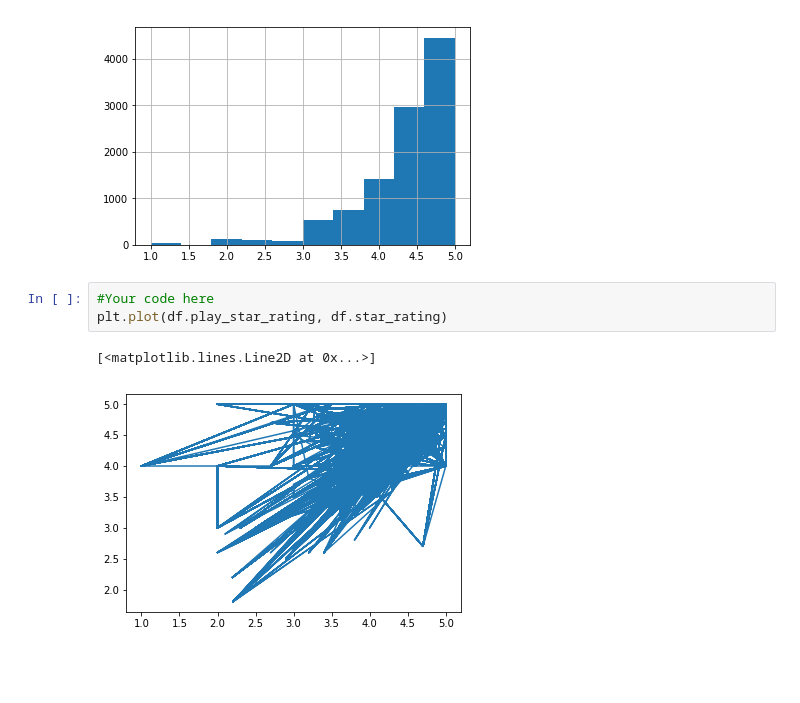
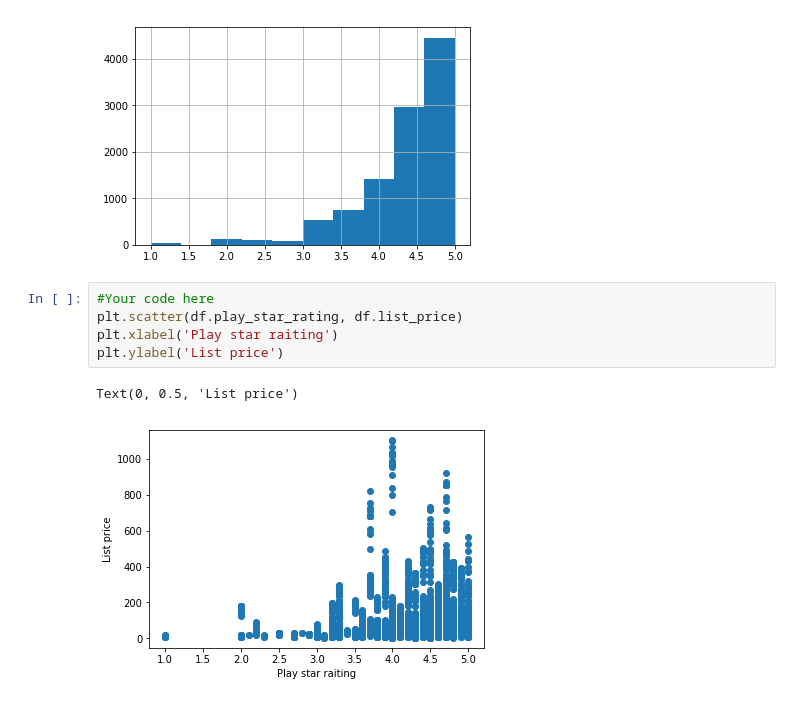
Before and after one commit to AnnaLara/dsc-1-01-08-your-first-data-science-codealong-seattle-ds-career-040119, a Jupyter notebook: index.ipynb, the cells around one changed output. Drawn from its saved outputs; the diff is of its cells as text; blank space fills up the shorter version.

```diff
--- a/index.ipynb
+++ b/index.ipynb
@@ -394,7 +394,9 @@ df.play_star_rating.hist()
 [figure]
 # %%
 #Your code here
-plt.plot(df.play_star_rating, df.star_rating)
+plt.scatter(df.play_star_rating, df.list_price)
+plt.xlabel('Play star raiting')
+plt.ylabel('List price')
 # %% [output]
-[<matplotlib.lines.Line2D at 0x...>]
+Text(0, 0.5, 'List price')
-[figure, old version]
+[figure, new version]
```
